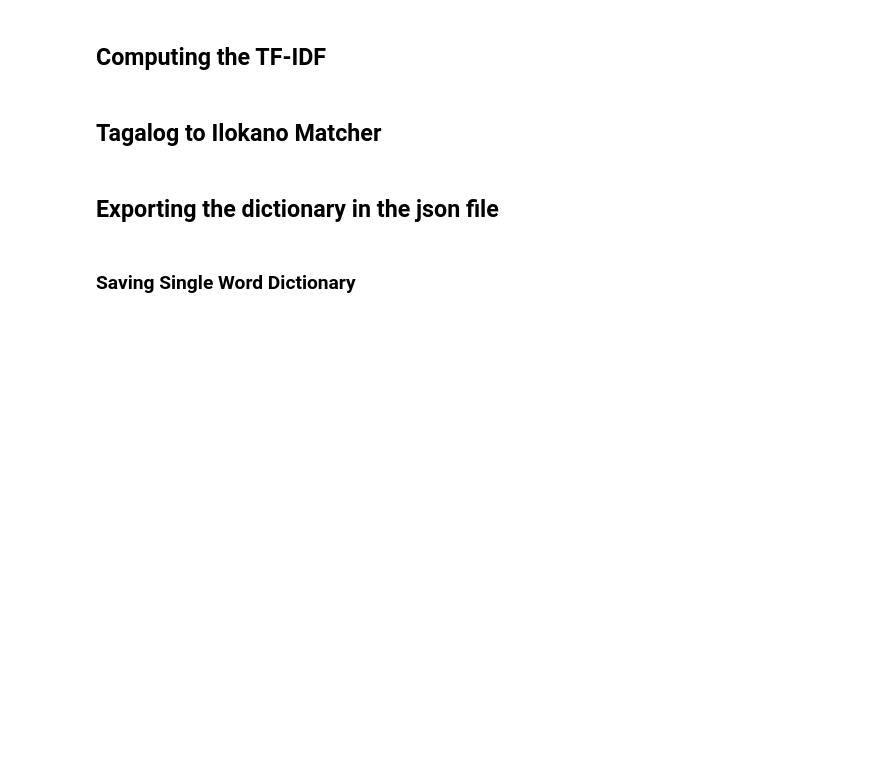
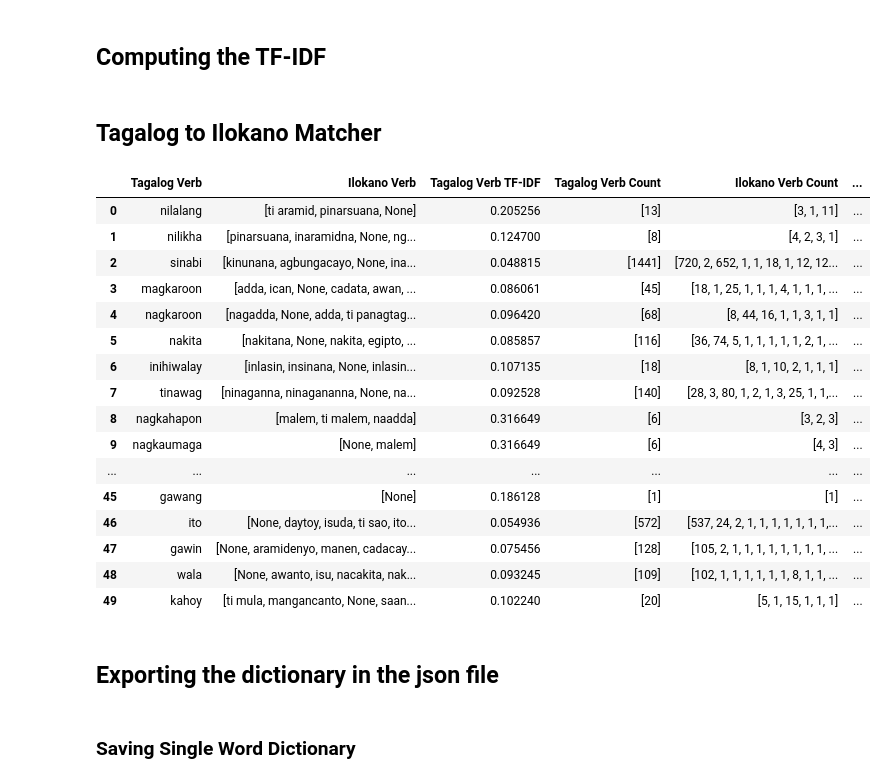
Before and after one commit to JakeCob/Ilokano-to-Tagalog-Machince-Translation, a Jupyter notebook: notebooks/example_based_tl.ipynb, the cells around one changed output. Saved outputs shown, nothing was run; the diff lists cells and outputs as text; code cells hidden in the pictures; blank space fills up the shorter version.

```diff
--- a/notebooks/example_based_tl.ipynb
+++ b/notebooks/example_based_tl.ipynb
@@ -867,6 +913,14 @@ def match_tl_il_pos():
     tl_prepo_count_list_tf = []
     tl_dt_count_list_tf = []
 
+    il_verb_count_list_tf = []
+    il_noun_count_list_tf = []
+    il_adj_count_list_tf = []
+    il_adv_count_list_tf = []
+    il_conj_count_list_tf = []
+    il_prepo_count_list_tf = []
+    il_dt_count_list_tf = []
+
     tl_verb_term_count = []
     tl_noun_term_count = []
     tl_adj_term_count = []
@@ -876,6 +930,7 @@ def match_tl_il_pos():
     tl_dt_term_count = []
 
     tl_sen_len_list = []
+    il_sen_len_list = []
 
     il_verb_count_list_idf = []
     il_noun_count_list_idf = []
@@ -894,8 +949,10 @@ def match_tl_il_pos():
         matched = []
         il_sen = il_sen_poss_list[sp_index]
         tl_sen_len = len(tl_sen_pos)
+        il_sen_len = len(il_sen)
 
         tl_sen_len_list.append(tl_sen_len)
+        il_sen_len_list.append(il_sen_len)
 
         wp_index = 0
         """
@@ -998,7 +1055,7 @@ def match_tl_il_pos():
                 if the POS is a verb, append the index of the verb to the verb list
                 """
 
-                append_vb_list(tl_word, tl_verb_list, il_verb, il_verb_list, curr_il_pos, next_il_pos, next2_il_pos, matched, sp_index, wp_index, il_verb_count_list, il_verb_count, tl_verb_count_list, tl_verb_count, tl_verb_term_count, tl_verb_sen, tl_verb_count_list_tf, tl_sen_len, il_verb_sen, il_verb_count_list_idf)
+                append_vb_list(tl_word, tl_verb_list, il_verb, il_verb_list, curr_il_pos, next_il_pos, next2_il_pos, matched, sp_index, wp_index, il_verb_count_list, il_verb_count, tl_verb_count_list, tl_verb_count, tl_verb_term_count, tl_verb_sen, tl_verb_count_list_tf, il_verb_count_list_tf, tl_sen_len, il_sen_len, il_verb_sen, il_verb_count_list_idf)
 
             # 3. NN
             if tl_word_pos == 'NN':
@@ -1068,6 +1125,14 @@ def match_tl_il_pos():
     tl_prepo_tf = get_tf(tl_prepo_count_list_tf)
     tl_dt_tf = get_tf(tl_dt_count_list_tf)
 
+    #il_verb_tf = get_tf_il(il_verb_count_list_tf)
+    #il_noun_tf = get_tf_il(il_noun_count_list_tf)
+    #il_adj_tf = get_tf_il(il_adj_count_list_tf)
+    #il_adv_tf = get_tf_il(il_adv_count_list_tf)
+    #il_conj_tf = get_tf_il(il_conj_count_list_tf)
+    #il_prepo_tf = get_tf_il(il_prepo_count_list_tf)
+    #il_dt_tf = get_tf_il(il_dt_count_list_tf)
+
     tl_verb_tf_idf = get_tf_idf(tl_verb_tf, tl_verb_idf)
     tl_noun_tf_idf = get_tf_idf(tl_noun_tf, tl_noun_idf)
     tl_adj_tf_idf = get_tf_idf(tl_adj_tf, tl_adj_idf)
@@ -1092,6 +1157,7 @@ def match_tl_il_pos():
     dict_tl_il_vb['Tagalog Verb Count'] = tl_verb_term_count
     dict_tl_il_vb['Ilokano Verb'] = il_verb_list
     dict_tl_il_vb['Ilokano Verb Count'] = il_verb_count_list
+    #dict_tl_il_vb['Ilokano TF Count'] = il_verb_tf
     dict_tl_il_vb['Ilokano Verb IDF'] = il_verb_idf
 
     dict_tl_il_nn['Tagalog Noun'] = tl_noun_list
@@ -1117,34 +1183,52 @@ def match_tl_il_pos():
 
     dict_tl_il_cc['Tagalog Conjunction'] = tl_conj_list
     dict_tl_il_cc['Tagalog Conjunction TF-IDF'] = tl_conj_tf_idf
     dict_tl_il_cc['Tagalog Conjunction Count'] = tl_conj_count_list
     dict_tl_il_cc['Ilokano Conjunction'] = il_conj_list
     dict_tl_il_cc['Ilokano Conjunction Count'] = il_conj_count_list
     dict_tl_il_cc['Ilokano Conjunction IDF'] = il_conj_idf
 
     dict_tl_il_pr['Tagalog Preposition'] = tl_prepo_list
     dict_tl_il_pr['Tagalog Preposition TF-IDF'] = tl_prepo_tf_idf
     dict_tl_il_pr['Tagalog Preposition Count'] = tl_prepo_count_list
     dict_tl_il_pr['Ilokano Preposition'] = il_prepo_list
     dict_tl_il_pr['Ilokano Preposition Count'] = il_prepo_count_list
     dict_tl_il_pr['Ilokano Preposition IDF'] = il_prepo_idf
 
     dict_tl_il_dt['Tagalog Determiner'] = tl_dt_list
     dict_tl_il_dt['Tagalog Determiner TF-IDF'] = tl_dt_tf_idf
     dict_tl_il_dt['Tagalog Determiner Count'] = tl_dt_count_list
     dict_tl_il_dt['Ilokano Determiner'] = il_dt_list
     dict_tl_il_dt['Ilokano Determiner Count'] = il_dt_count_list
     dict_tl_il_dt['Ilokano Determiner IDF'] = il_dt_idf
 
 match_tl_il_pos()
 # dict_tl_il_sw.head()
-# dict_tl_il_vb.head(50)
+dict_tl_il_vb.head(50)
 # dict_tl_il_nn.head(50)
 # dict_tl_il_jj.head(50)
 # dict_tl_il_rb.head(50)
 # dict_tl_il_cc.head(50)
 # dict_tl_il_pr.head(50)
 # dict_tl_il_dt.head(50)
+# %% [output]
+|  | Tagalog Verb | Ilokano Verb | Tagalog Verb TF-IDF | Tagalog Verb Count | Ilokano Verb Count | ... |
+| 0 | nilalang | [ti aramid, pinarsuana, None] | 0.205256 | [13] | [3, 1, 11] | ... |
+| 1 | nilikha | [pinarsuana, inaramidna, None, ng... | 0.124700 | [8] | [4, 2, 3, 1] | ... |
+| 2 | sinabi | [kinunana, agbungacayo, None, ina... | 0.048815 | [1441] | [720, 2, 652, 1, 1, 18, 1, 12, 12... | ... |
+| 3 | magkaroon | [adda, ican, None, cadata, awan, ... | 0.086061 | [45] | [18, 1, 25, 1, 1, 1, 4, 1, 1, 1, ... | ... |
+| 4 | nagkaroon | [nagadda, None, adda, ti panagtag... | 0.096420 | [68] | [8, 44, 16, 1, 1, 3, 1, 1] | ... |
+| 5 | nakita | [nakitana, None, nakita, egipto, ... | 0.085857 | [116] | [36, 74, 5, 1, 1, 1, 1, 1, 2, 1, ... | ... |
+| 6 | inihiwalay | [inlasin, insinana, None, inlasin... | 0.107135 | [18] | [8, 1, 10, 2, 1, 1, 1] | ... |
+| 7 | tinawag | [ninaganna, ninagananna, None, na... | 0.092528 | [140] | [28, 3, 80, 1, 2, 1, 3, 25, 1, 1,... | ... |
+| 8 | nagkahapon | [malem, ti malem, naadda] | 0.316649 | [6] | [3, 2, 3] | ... |
+| 9 | nagkaumaga | [None, malem] | 0.316649 | [6] | [4, 3] | ... |
+| ... | ... | ... | ... | ... | ... | ... |
+| 45 | gawang | [None] | 0.186128 | [1] | [1] | ... |
+| 46 | ito | [None, daytoy, isuda, ti sao, ito... | 0.054936 | [572] | [537, 24, 2, 1, 1, 1, 1, 1, 1, 1,... | ... |
+| 47 | gawin | [None, aramidenyo, manen, cadacay... | 0.075456 | [128] | [105, 2, 1, 1, 1, 1, 1, 1, 1, 1, ... | ... |
+| 48 | wala | [None, awanto, isu, nacakita, nak... | 0.093245 | [109] | [102, 1, 1, 1, 1, 1, 1, 8, 1, 1, ... | ... |
+| 49 | kahoy | [ti mula, mangancanto, None, saan... | 0.102240 | [20] | [5, 1, 15, 1, 1, 1] | ... |
 # %% [markdown]
 ## Exporting the dictionary in the json file
 # %% [markdown]
```
Also changed, not shown: parts of 15 cells of this notebook.
